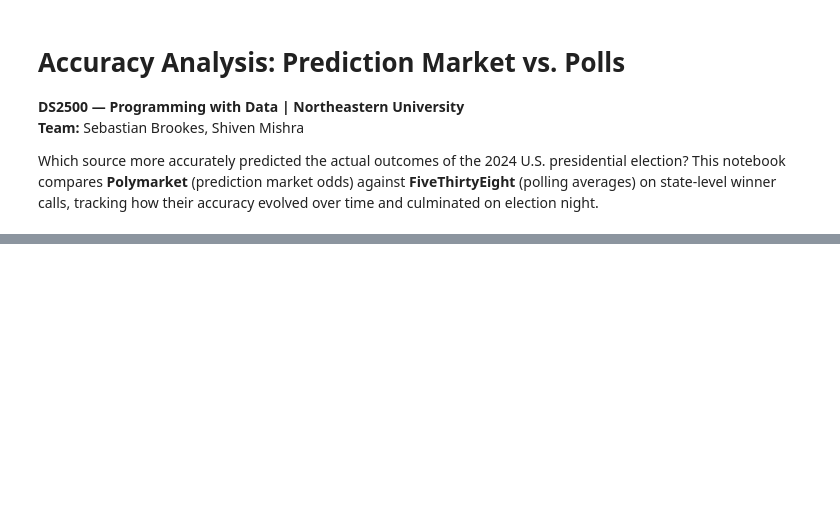
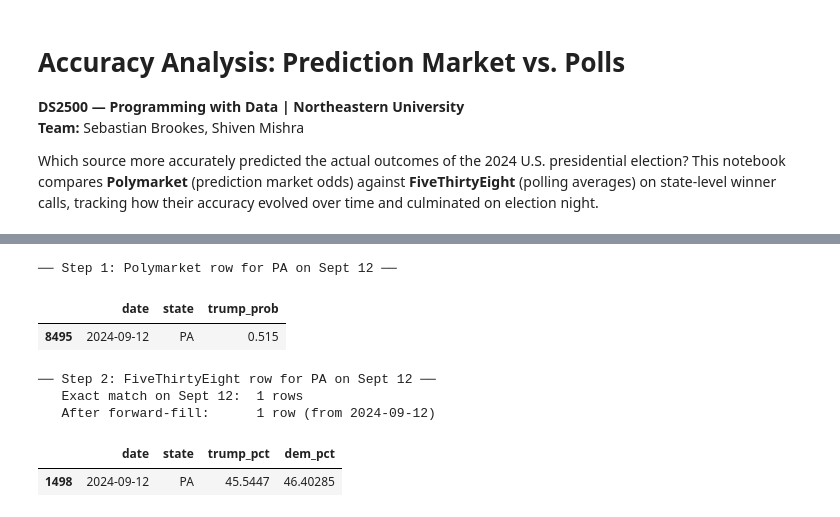
Before and after one commit to sebastianbrookes/markets-vs-polls, a Jupyter notebook: notebooks/accuracy.ipynb, the cells around one changed output, grey strips where cells are left out. Drawn from its saved outputs; the diff is of its cells as text; code cells hidden in the pictures; blank space fills up the shorter version.

```diff
--- a/notebooks/accuracy.ipynb
+++ b/notebooks/accuracy.ipynb
@@ -100,40 +112,83 @@ The cell below demonstrates these steps on a concrete example.
 pm, p538, fec = load_data()
 fec_winners = fec.set_index("state")["winner"]
 # %%
-# --- demonstrate the pipeline on Sept 12 for a single state (PA) ---
+# ---------------------------------------------------------------------------
+# Walkthrough: tracing the pipeline for a single state on a single date
+# ---------------------------------------------------------------------------
+# To make the full accuracy-computation pipeline concrete, we step through it
+# manually for Pennsylvania on September 12, 2024, then scale up to all
+# overlap states in the final step.
 
 as_of = "2024-09-12"
 state = "PA"
 
-# step 1: Polymarket has an exact row for each state × date
-pm_pa = pm[(pm["date"] == pd.Timestamp(as_of)) & (pm["state"] == state)]
-print("Step 1 — Polymarket row for PA on Sept 12:")
+# --- Step 1: Get Polymarket's row for PA on Sept 12 ---
+# Polymarket has exactly one row per state per day, so a simple filter
+# on date and state is guaranteed to return a match.
+is_target_date = pm["date"] == pd.Timestamp(as_of)
+is_target_state = pm["state"] == state
+
+pm_pa = pm[is_target_date & is_target_state]
+print("── Step 1: Polymarket row for PA on Sept 12 ──")
 display(pm_pa[["date", "state", "trump_prob"]])
 
-# step 2: 538 may not have a row on Sept 12. forward-fill grabs the
-#          most recent available row per state up to that date.
-p538_pa_exact = p538[(p538["date"] == pd.Timestamp(as_of)) & (p538["state"] == state)]
+# --- Step 2: Get FiveThirtyEight's row, handling missing dates ---
+# Unlike Polymarket, FiveThirtyEight only publishes a new row when fresh
+# polls arrive. If no poll was released on Sept 12, the exact filter will
+# return zero rows. The forward-fill function (latest_per_state) solves
+# this by sorting each state's rows by date and keeping the most recent
+# entry on or before the target date.
+is_target_date = p538["date"] == pd.Timestamp(as_of)
+is_target_state = p538["state"] == state
+
+p538_pa_exact = p538[is_target_date & is_target_state]
 p538_pa_filled = latest_per_state(p538, as_of)
 p538_pa_filled = p538_pa_filled[p538_pa_filled["state"] == state]
-print(f"\nStep 2 — 538 exact match on Sept 12: {len(p538_pa_exact)} rows")
-print(f"         After forward-fill:          {len(p538_pa_filled)} row (from {p538_pa_filled['date'].iloc[0].date()})")
+
+print("── Step 2: FiveThirtyEight row for PA on Sept 12 ──")
+print(f"   Exact match on Sept 12:  {len(p538_pa_exact)} rows")
+print(f"   After forward-fill:      {len(p538_pa_filled)} row "
+      f"(from {p538_pa_filled['date'].iloc[0].date()})")
 display(p538_pa_filled[["date", "state", "trump_pct", "dem_pct"]])
 
-# step 3: apply winner-call rules
+# --- Step 3: Apply winner-call rules and compare to actual outcome ---
+# Each source uses a different rule to convert its probabilities/margins
+# into a winner call (Trump or Harris). We then look up the actual
+# FEC-certified winner for PA to check whether each source was correct.
 pm_pa_pred = predict_winner_pm(pm_pa)
 p538_pa_pred = predict_winner_538(p538_pa_filled)
 actual = fec_winners.loc[state]
-print(f"\nStep 3 — Winner calls for {state}:")
-print(f"  Polymarket:      {pm_pa_pred['predicted_winner'].iloc[0]}  (trump_prob = {pm_pa['trump_prob'].iloc[0]:.2f})")
-print(f"  FiveThirtyEight: {p538_pa_pred['predicted_winner'].iloc[0]}  (trump_pct = {p538_pa_filled['trump_pct'].iloc[0]:.1f}, dem_pct = {p538_pa_filled['dem_pct'].iloc[0]:.1f})")
-print(f"  Actual winner:   {actual}")
 
-# step 4: score accuracy across all 13 overlap states at once
+print(f"── Step 3: Winner calls for {state} ──")
+print(f"   Polymarket:       {pm_pa_pred['predicted_winner'].iloc[0]:<10}"
+      f"(trump_prob = {pm_pa['trump_prob'].iloc[0]:.2f})")
+print(f"   FiveThirtyEight:  {p538_pa_pred['predicted_winner'].iloc[0]:<10}"
+      f"(trump_pct = {p538_pa_filled['trump_pct'].iloc[0]:.1f},"
+      f" dem_pct = {p538_pa_filled['dem_pct'].iloc[0]:.1f})")
+print(f"   Actual winner:    {actual}")
+
+# --- Step 4: Score accuracy across all overlap states ---
+# Now we repeat steps 1–3 for every state in OVERLAP_STATES.
+# compute_accuracy inner-joins each source's predictions with the FEC
+# results, counts the number of correct calls, and returns that count
+# as both a raw number and a percentage.
 pm_snap = predict_winner_pm(pm[pm["date"] == pd.Timestamp(as_of)])
 p538_snap = predict_winner_538(latest_per_state(p538, as_of))
 
 pm_acc = compute_accuracy(pm_snap, fec_winners, OVERLAP_STATES)
 p538_acc = compute_accuracy(p538_snap, fec_winners, OVERLAP_STATES)
-print(f"\nStep 4 — Full accuracy across {len(OVERLAP_STATES)} overlap states:")
-print(f"  Polymarket:      {pm_acc['correct']}/{pm_acc['n_states']} correct ({pm_acc['pct']:.1f}%)")
-print(f"  FiveThirtyEight: {p538_acc['correct']}/{p538_acc['n_states']} correct ({p538_acc['pct']:.1f}%)")
+
+print(f"── Step 4: Accuracy across {len(OVERLAP_STATES)} overlap states ──")
+print(f"   Polymarket:       {pm_acc['correct']:>2}/{pm_acc['n_states']}"
+      f" correct  ({pm_acc['pct']:.1f}%)")
+print(f"   FiveThirtyEight:  {p538_acc['correct']:>2}/{p538_acc['n_states']}"
+      f" correct  ({p538_acc['pct']:.1f}%)")
+# %% [output]
+── Step 1: Polymarket row for PA on Sept 12 ──
+|  | date | state | trump_prob |
+| 8495 | 2024-09-12 | PA | 0.515 |
+── Step 2: FiveThirtyEight row for PA on Sept 12 ──
+   Exact match on Sept 12:  1 rows
+   After forward-fill:      1 row (from 2024-09-12)
+|  | date | state | trump_pct | dem_pct |
+| 1498 | 2024-09-12 | PA | 45.5447 | 46.40285 |
```
Also changed, not shown: parts of 14 cells of this notebook.
